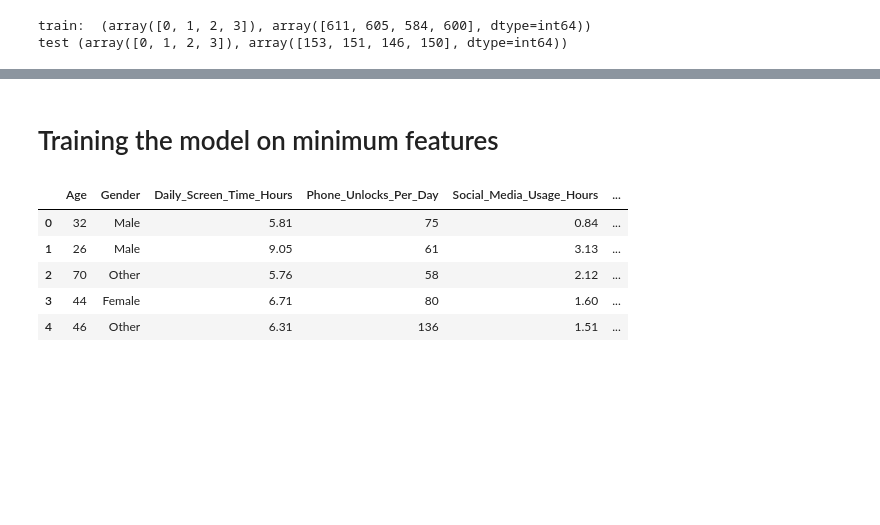
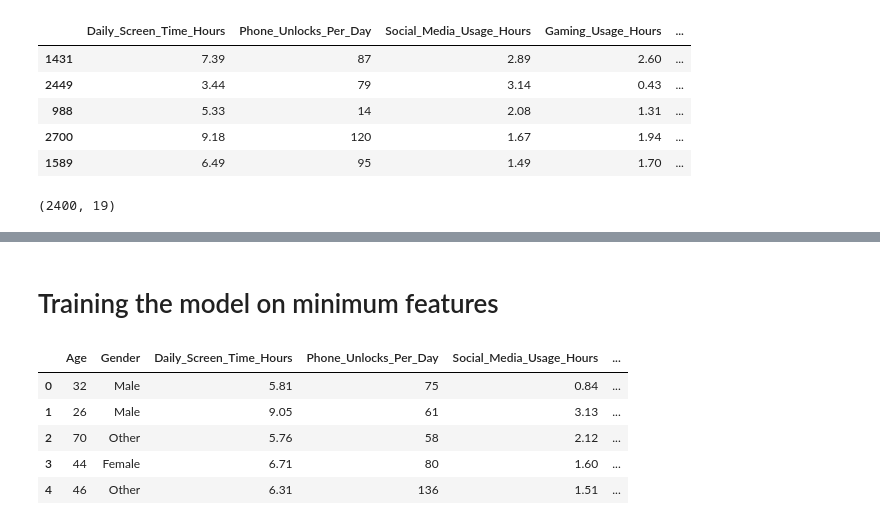
Before and after one commit to WahajSajid/Machine-Learning, a Jupyter notebook: ML/SupervisedAlgorithms/Phone Addiction.ipynb, the cells around one changed output, grey strips where cells are left out. Cells and saved outputs as stored; diff of their text form; code cells hidden in the pictures; blank space fills up the shorter version.

```diff
--- a/ML/SupervisedAlgorithms/Phone Addiction.ipynb
+++ b/ML/SupervisedAlgorithms/Phone Addiction.ipynb
@@ -55,5 +58,5 @@ global_phonee_addiction_data['Education_Level'] = global_phonee_addiction_data['
 # %%
-global_phonee_addiction_data = pd.get_dummies(global_phonee_addiction_data, columns=['Education_Level','Internet_Connection_Type', 'Gender'])
+global_phonee_addiction_data = pd.get_dummies(global_phonee_addiction_data, columns=['Self_Reported_Addiction_Level'])
 # %%
 #encode the categorical data
 encoder =  LabelEncoder()
@@ -96,19 +94,9 @@ Tech_Savviness_Score 0
 numeric_data1 = global_phonee_addiction_data.select_dtypes(exclude=['object', 'bool'])
 
 global_phonee_addiction_data[numeric_data1.columns] = global_phonee_addiction_data[numeric_data1.columns].abs()
-# %%
-#scale the data
-scaler = MinMaxScaler()
-
-numeric_columns = global_phonee_addiction_data.select_dtypes(exclude=['object', 'bool'])
-
-
-
-for column in numeric_columns.columns:
-     global_phonee_addiction_data[column] = scaler.fit_transform(global_phonee_addiction_data[[column]])
 # %%
 #defining x and y
-x = global_phonee_addiction_data.drop(columns=['Self_Reported_Addiction_Level'], axis=1)
-y = global_phonee_addiction_data['Self_Reported_Addiction_Level']
+x = global_phonee_addiction_data.drop(columns=['Tech_Savviness_Score'], axis=1)
+y = global_phonee_addiction_data['Tech_Savviness_Score']
 # %%
 #tain test split the model
@@ -116,6 +104,12 @@ x_train, x_test, y_train, y_test = train_test_split(x, y, test_size=0.2, stratif
-# %%
-print(f"train: ",np.unique(y_train, return_counts=True))
-print(f"test",np.unique(y_test, return_counts=True))
-# %% [output]
-train:  (array([0, 1, 2, 3]), array([611, 605, 584, 600], dtype=int64))
-test (array([0, 1, 2, 3]), array([153, 151, 146, 150], dtype=int64))
+# %%
+x_test_df  =pd.DataFrame(x_test)
+y_test_df = pd.DataFrame(y_test)
+test_data = pd.concat([x_test_df, y_test_df], axis=1)
+test_data.head()
+# %% [output]
+|  | Daily_Screen_Time_Hours | Phone_Unlocks_Per_Day | Social_Media_Usage_Hours | Gaming_Usage_Hours | ... |
+| 1431 | 7.39 | 87 | 2.89 | 2.60 | ... |
+| 2449 | 3.44 | 79 | 3.14 | 0.43 | ... |
+| 988 | 5.33 | 14 | 2.08 | 1.31 | ... |
+| 2700 | 9.18 | 120 | 1.67 | 1.94 | ... |
+| 1589 | 6.49 | 95 | 1.49 | 1.70 | ... |
@@ -121,0 +127,4 @@ test (array([0, 1, 2, 3]), array([153, 151, 146, 150], dtype=int64))
+# %%
+x_train.shape
+# %% [output]
+(2400, 19)
```
Also changed, not shown: parts of 20 cells of this notebook.
